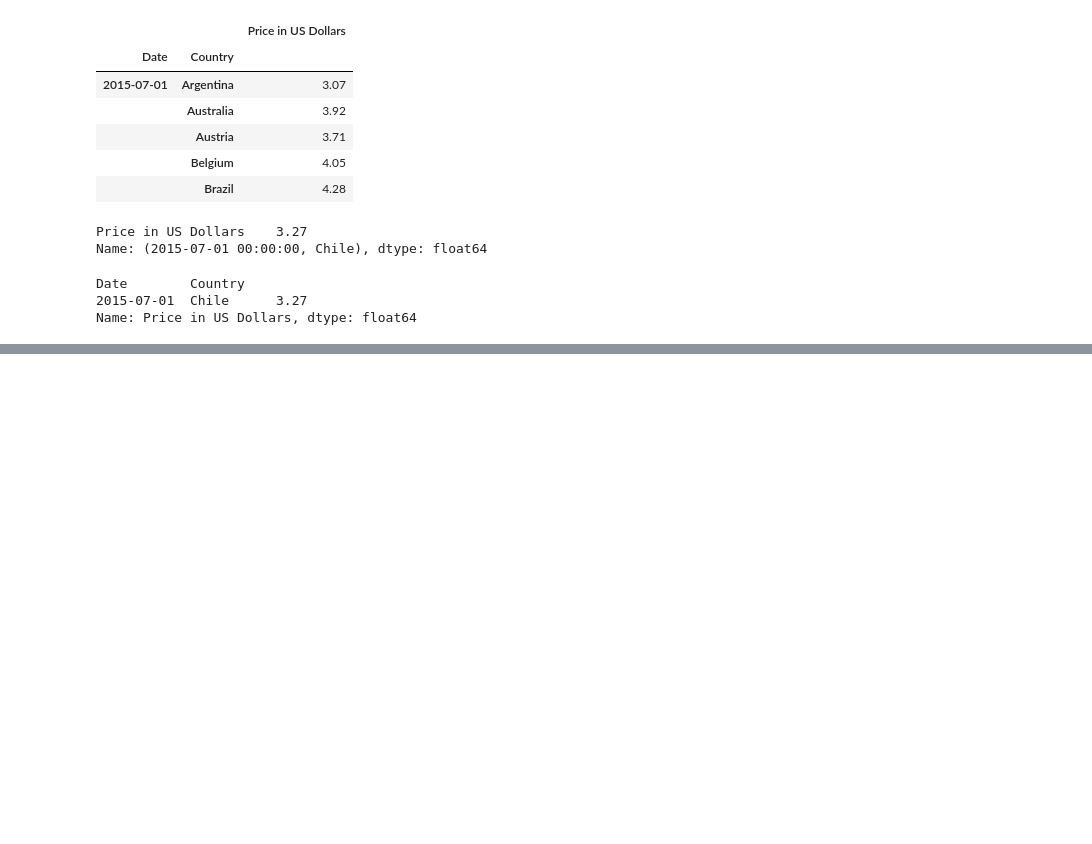
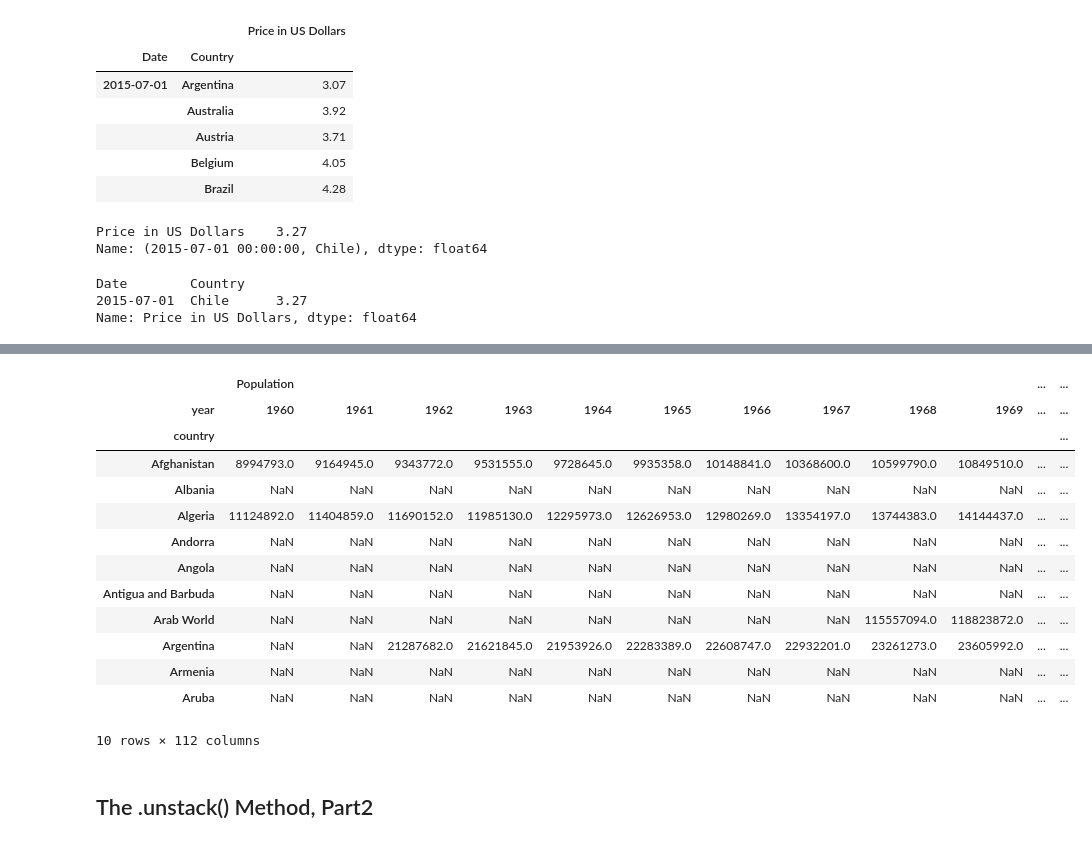
Before and after one commit to YoheiKo/DA_with_pandas_udemy, a Jupyter notebook: MultiIndex.ipynb, the cells around one changed output, grey strips where cells are left out. Saved outputs shown, nothing was run; the diff lists cells and outputs as text; code cells hidden in the pictures; blank space fills up the shorter version.

Commit message:
revise MultiIndex.ipynb

```diff
--- a/MultiIndex.ipynb
+++ b/MultiIndex.ipynb
@@ -384,0 +579,3 @@ Name: Price in US Dollars, dtype: float64
+# %%
+world = pd.read_csv("worldstats.csv", index_col = ["country", "year"])
+world.head()
@@ -384,0 +590,3 @@ Name: Price in US Dollars, dtype: float64
+# %%
+s = world.stack()
+s.head()
@@ -384,0 +611,19 @@ Name: Price in US Dollars, dtype: float64
+# %%
+s.unstack().unstack().head(10) # .unstack() takes the deepest index/layer and move it to columns axis
+# %% [output]
+|  | Population |  |  |  |  |  |  |  |  |  | ... | ... |
+| year | 1960 | 1961 | 1962 | 1963 | 1964 | 1965 | 1966 | 1967 | 1968 | 1969 | ... | ... |
+| country |  |  |  |  |  |  |  |  |  |  |  | ... |
+| Afghanistan | 8994793.0 | 9164945.0 | 9343772.0 | 9531555.0 | 9728645.0 | 9935358.0 | 10148841.0 | 10368600.0 | 10599790.0 | 10849510.0 | ... | ... |
+| Albania | NaN | NaN | NaN | NaN | NaN | NaN | NaN | NaN | NaN | NaN | ... | ... |
+| Algeria | 11124892.0 | 11404859.0 | 11690152.0 | 11985130.0 | 12295973.0 | 12626953.0 | 12980269.0 | 13354197.0 | 13744383.0 | 14144437.0 | ... | ... |
+| Andorra | NaN | NaN | NaN | NaN | NaN | NaN | NaN | NaN | NaN | NaN | ... | ... |
+| Angola | NaN | NaN | NaN | NaN | NaN | NaN | NaN | NaN | NaN | NaN | ... | ... |
+| Antigua and Barbuda | NaN | NaN | NaN | NaN | NaN | NaN | NaN | NaN | NaN | NaN | ... | ... |
+| Arab World | NaN | NaN | NaN | NaN | NaN | NaN | NaN | NaN | 115557094.0 | 118823872.0 | ... | ... |
+| Argentina | NaN | NaN | 21287682.0 | 21621845.0 | 21953926.0 | 22283389.0 | 22608747.0 | 22932201.0 | 23261273.0 | 23605992.0 | ... | ... |
+| Armenia | NaN | NaN | NaN | NaN | NaN | NaN | NaN | NaN | NaN | NaN | ... | ... |
+| Aruba | NaN | NaN | NaN | NaN | NaN | NaN | NaN | NaN | NaN | NaN | ... | ... |
+10 rows × 112 columns
+# %% [markdown]
+## The .unstack() Method, Part2
```
Also changed, not shown: parts of 36 cells of this notebook.
